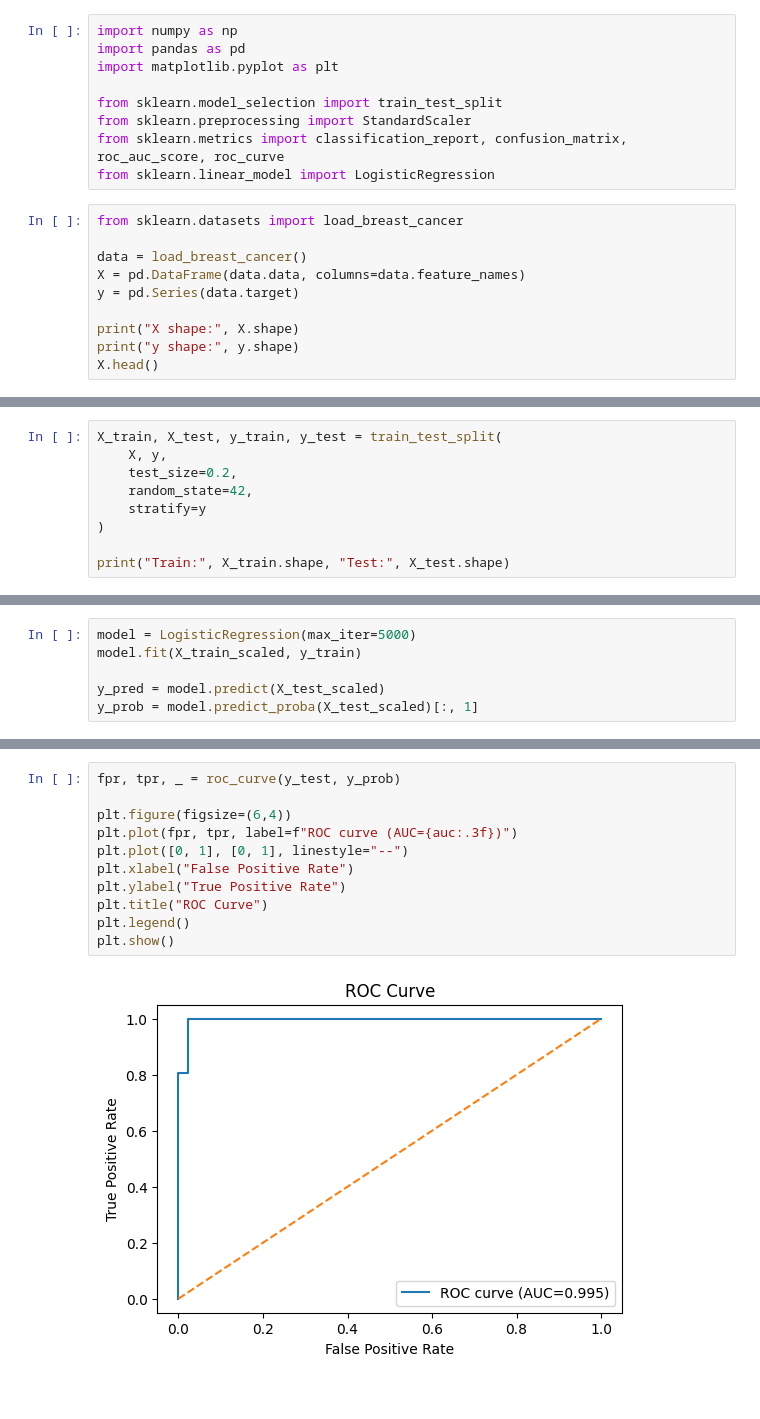
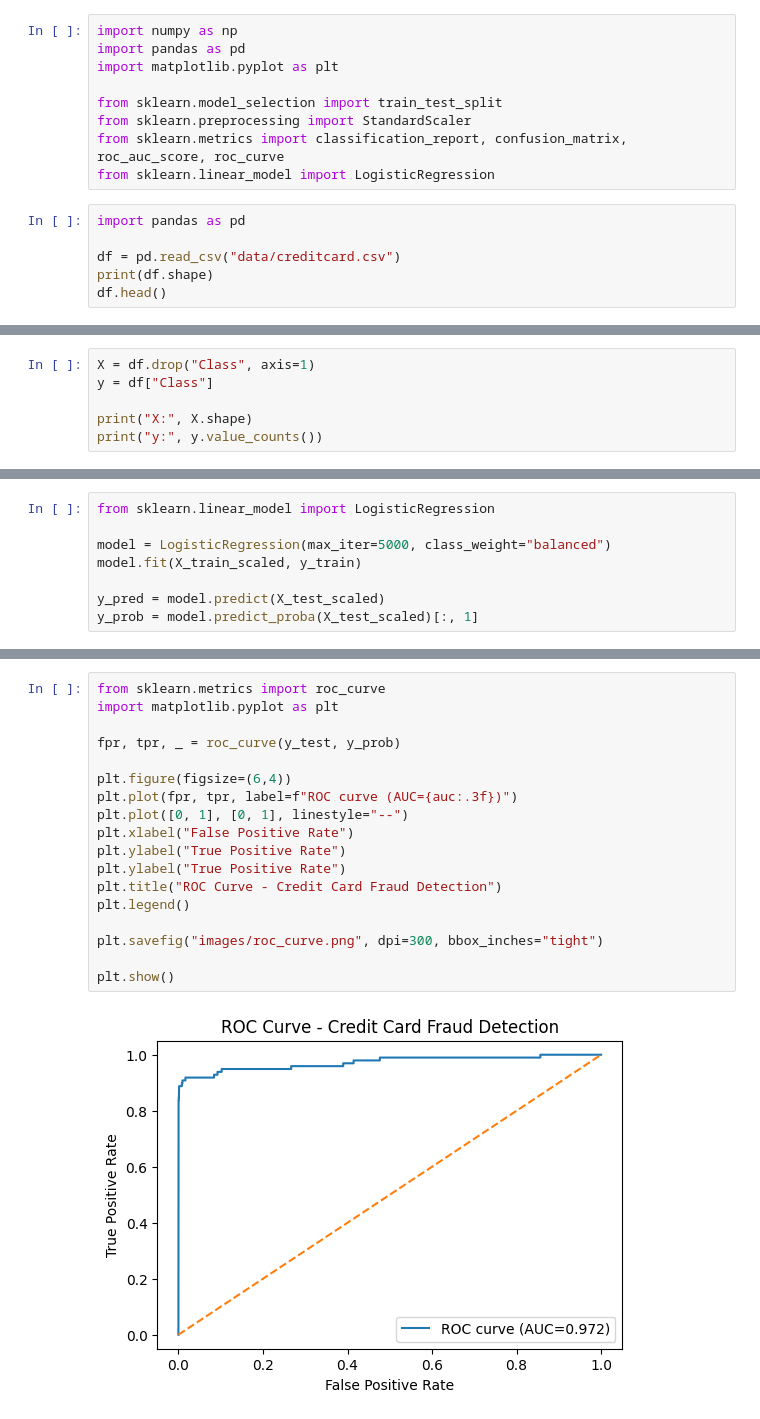
Before and after one commit to SAMRIDHISAREEN/transaction-risk-scoring-ml, a Jupyter notebook: risk_scoring.ipynb, the cells around one changed output, grey strips where cells are left out. Saved outputs shown, nothing was run; the diff lists cells and outputs as text.

```diff
--- a/risk_scoring.ipynb
+++ b/risk_scoring.ipynb
@@ -8,13 +8,9 @@ from sklearn.preprocessing import StandardScaler
 from sklearn.metrics import classification_report, confusion_matrix, roc_auc_score, roc_curve
 from sklearn.linear_model import LogisticRegression
 # %%
-from sklearn.datasets import load_breast_cancer
+import pandas as pd
 
-data = load_breast_cancer()
-X = pd.DataFrame(data.data, columns=data.feature_names)
-y = pd.Series(data.target)
-
-print("X shape:", X.shape)
-print("y shape:", y.shape)
-X.head()
+df = pd.read_csv("data/creditcard.csv")
+print(df.shape)
+df.head()
 # %% [output]
@@ -30,10 +25,7 @@ y shape: (569,)
 # %%
-X_train, X_test, y_train, y_test = train_test_split(
-    X, y,
-    test_size=0.2,
-    random_state=42,
-    stratify=y
-)
+X = df.drop("Class", axis=1)
+y = df["Class"]
 
-print("Train:", X_train.shape, "Test:", X_test.shape)
+print("X:", X.shape)
+print("y:", y.value_counts())
 # %% [output]
@@ -43,7 +54,9 @@ scaler = StandardScaler()
 X_train_scaled = scaler.fit_transform(X_train)
 X_test_scaled = scaler.transform(X_test)
 # %%
-model = LogisticRegression(max_iter=5000)
+from sklearn.linear_model import LogisticRegression
+
+model = LogisticRegression(max_iter=5000, class_weight="balanced")
 model.fit(X_train_scaled, y_train)
 
 y_pred = model.predict(X_test_scaled)
@@ -75,13 +90,20 @@ ROC-AUC: 0.9953703703703703
 # %%
+from sklearn.metrics import roc_curve
+import matplotlib.pyplot as plt
+
 fpr, tpr, _ = roc_curve(y_test, y_prob)
 
 plt.figure(figsize=(6,4))
 plt.plot(fpr, tpr, label=f"ROC curve (AUC={auc:.3f})")
 plt.plot([0, 1], [0, 1], linestyle="--")
 plt.xlabel("False Positive Rate")
 plt.ylabel("True Positive Rate")
-plt.title("ROC Curve")
+plt.ylabel("True Positive Rate")
+plt.title("ROC Curve - Credit Card Fraud Detection")
 plt.legend()
+
+plt.savefig("images/roc_curve.png", dpi=300, bbox_inches="tight")
+
 plt.show()
 # %% [output]
-[figure, old version]
+[figure, new version]
```
Also changed, not shown: parts of 7 cells of this notebook, 1 other file.
